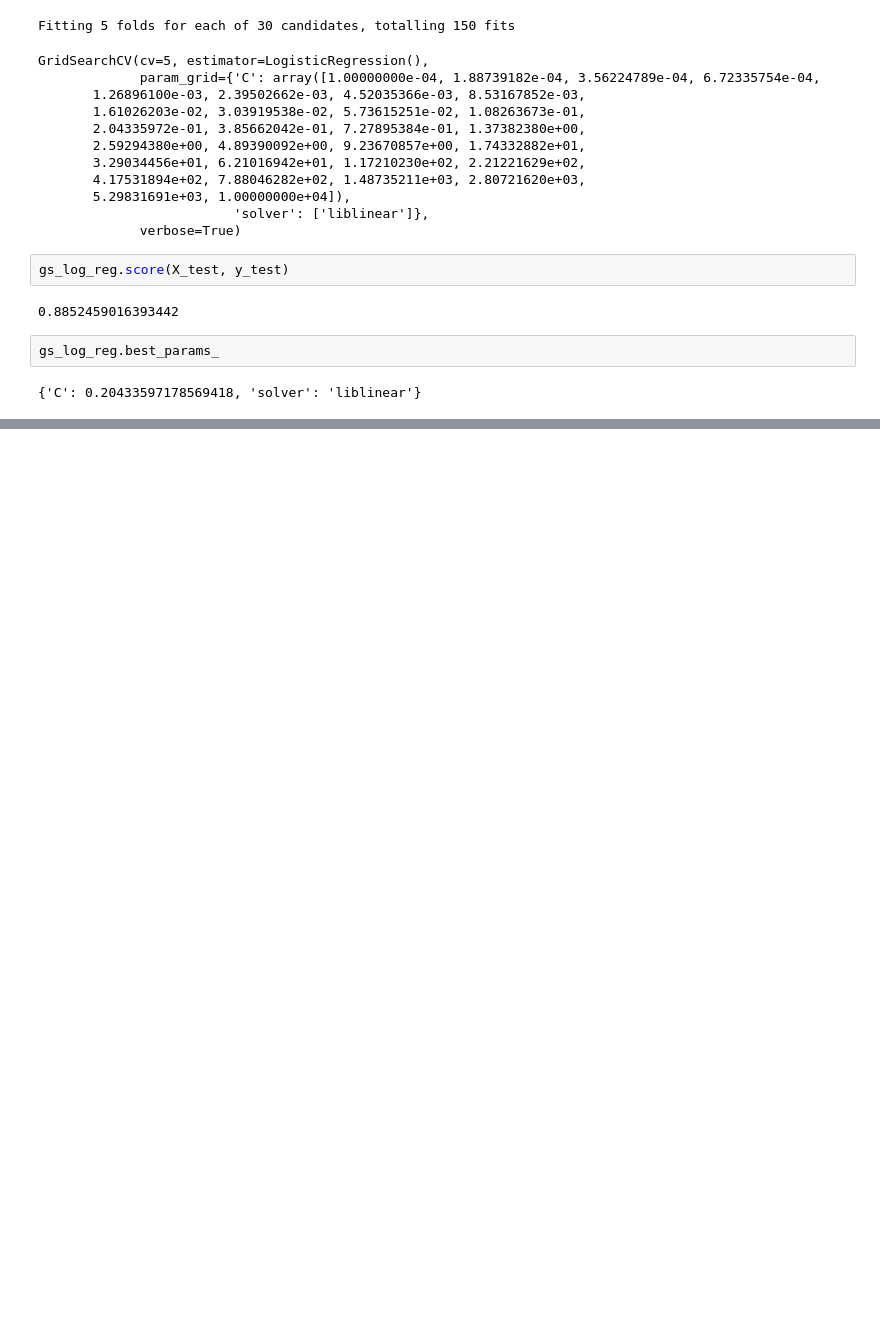
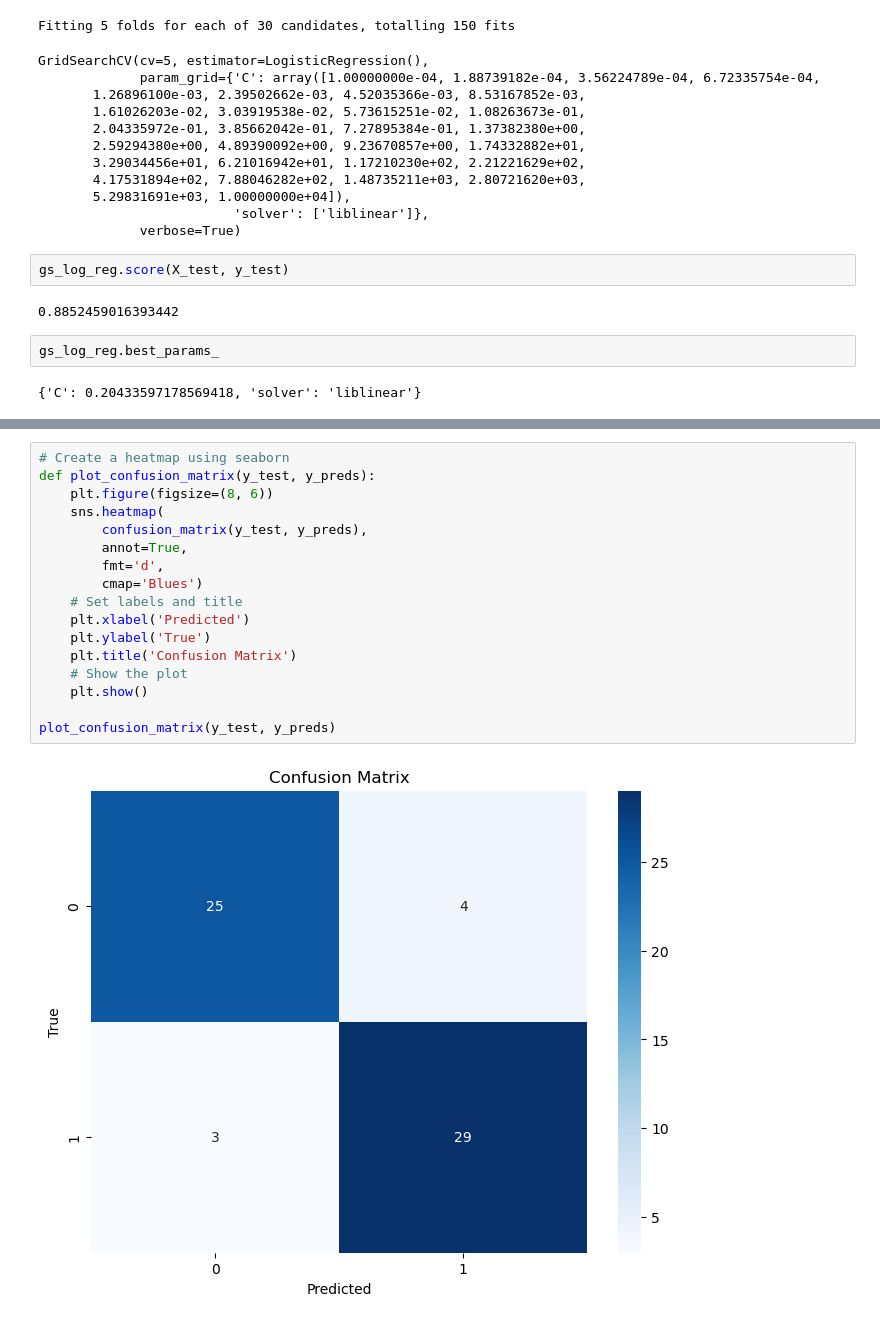
Before and after one commit to pauljohnfigueroa/ml-heart-disease-project, a Jupyter notebook: End-to-end-heart-disease-classification.ipynb, the cells around one changed output, grey strips where cells are left out. Saved outputs shown, nothing was run; the diff lists cells and outputs as text; blank space fills up the shorter version.

```diff
--- a/End-to-end-heart-disease-classification.ipynb
+++ b/End-to-end-heart-disease-classification.ipynb
@@ -541,0 +590,19 @@ gs_log_reg.best_params_
+# %%
+# Create a heatmap using seaborn
+def plot_confusion_matrix(y_test, y_preds):
+    plt.figure(figsize=(8, 6))
+    sns.heatmap(
+        confusion_matrix(y_test, y_preds),
+        annot=True,
+        fmt='d',
+        cmap='Blues')
+    # Set labels and title
+    plt.xlabel('Predicted')
+    plt.ylabel('True')
+    plt.title('Confusion Matrix')
+    # Show the plot
+    plt.show()
+
+plot_confusion_matrix(y_test, y_preds)
+# %% [output]
+[figure, added]
```
Also changed, not shown: parts of 6 cells of this notebook.
